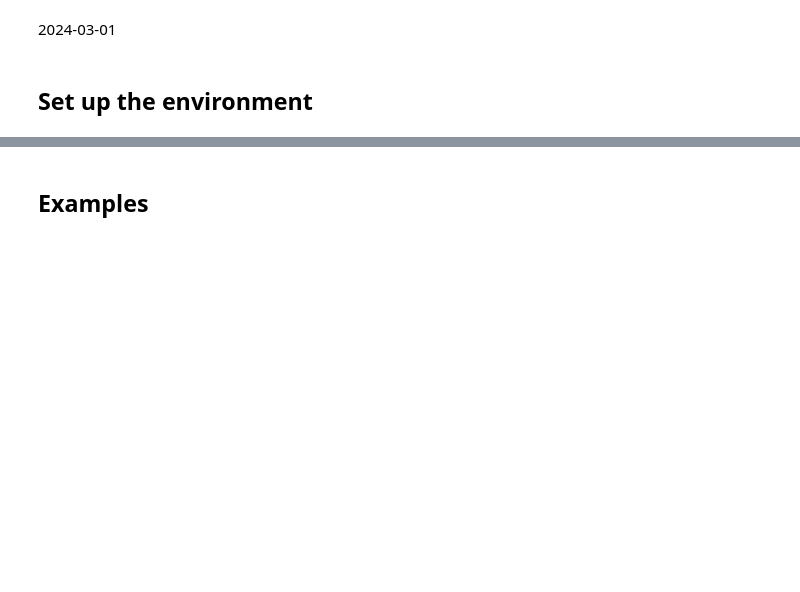
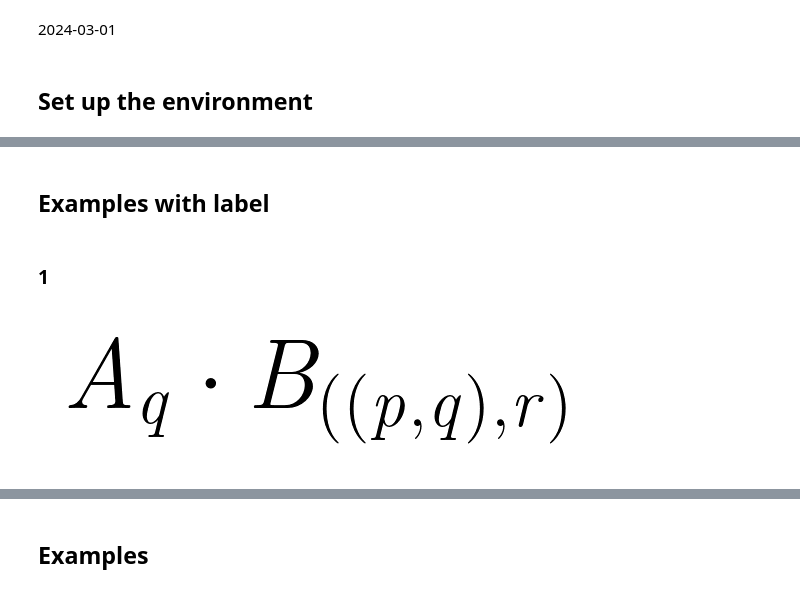
Before and after one commit to LucianoXu/28-Dirac3, a Jupyter notebook: demo.ipynb, the cells around one changed output, grey strips where cells are left out. Saved outputs shown, nothing was run; the diff lists cells and outputs as text; code cells hidden in the pictures; blank space fills up the shorter version.

```diff
--- a/demo.ipynb
+++ b/demo.ipynb
@@ -70 +70,10 @@ print(sub)
 └───────────────────────────────────────────────────────────────────────────────────────────────────────────┘
+# %% [markdown]
+## Examples with label
+# %% [markdown]
+### 1
+# %%
+a = parse(''' A[q] MLTO B[PAIRR(PAIRR(p, q), r)]''')
+a.render_tex()
+# %% [output]
+[figure, added]
```
Also changed, not shown: parts of 18 cells of this notebook, 2 other files.
